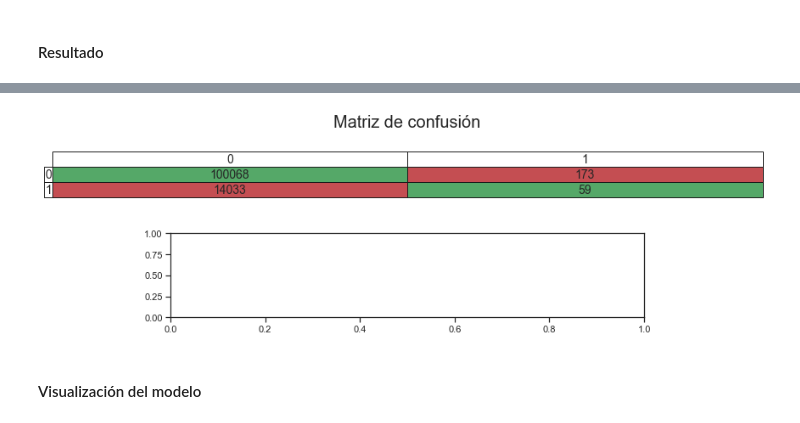
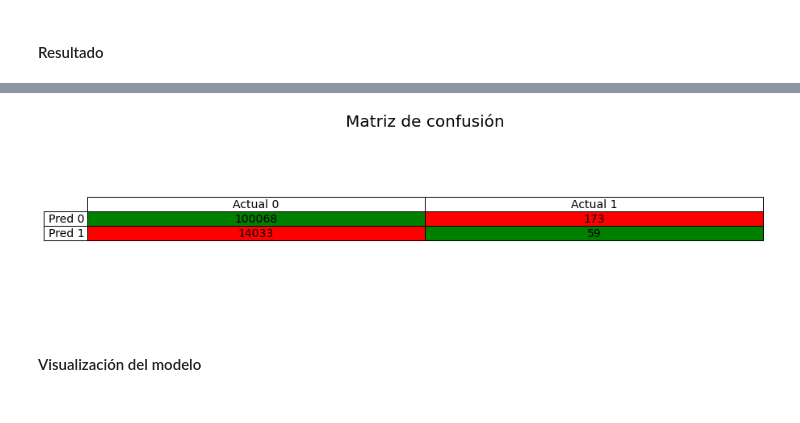
Before and after one commit to GZabalaG/AIMaster, a Jupyter notebook: Datasets_Analysis/car_insurance.ipynb, the cells around one changed output, grey strips where cells are left out. Cells and saved outputs as stored; diff of their text form; code cells hidden in the pictures.

Commit message:
all models complete. Previsualization pendient

```diff
--- a/Datasets_Analysis/car_insurance.ipynb
+++ b/Datasets_Analysis/car_insurance.ipynb
@@ -134,8 +160,6 @@ En el siguiente gráfico analizamos el comportamiento de los clientes por:
 - Localización
 - Canal de comunicación
 # %%
-sns.set_theme(style = 'ticks')
-
 fig, ax = plt.subplots(4, 1, figsize = (20, 20))
 
 sns.despine(fig)
@@ -327,34 +383,35 @@ display(x_train)
 # %% [markdown]
 #### Configuración del modelo
 # %%
-logmodel = LogisticRegression(solver='lbfgs', max_iter=400) # saga works better, take long time
+logmodel = LogisticRegression(solver='lbfgs', max_iter=400) # saga bit works better but takes longer time
 logmodel.fit(x_train, y_train)
-predictions = logmodel.predict(x_test)
+predictions_logmodel = logmodel.predict(x_test)
 # %% [markdown]
 #### Resultado
 # %%
-cm = confusion_matrix(y_test, predictions)
-log_model_acc = accuracy_score(predictions, y_test)
+cm = confusion_matrix(y_test, predictions_logmodel)
+log_model_acc = accuracy_score(predictions_logmodel, y_test)
 
 print('Precisión del modelo: ', log_model_acc)
-print('REPORT:\n', classification_report(y_test, predictions))
+print('\nREPORT:\n', classification_report(y_test, predictions_logmodel))
 
-fig, ax =plt.subplots(2, 1, figsize=(10,4))
+fig, ax =plt.subplots(1, figsize=(10,4))
 
-labels =['0', '1']
-ax[0].axis('tight')
-ax[0].axis('off')
+labels_pred =['Pred 0', 'Pred 1']
+labels_result =['Actual 0', 'Actual 1']
+ax.axis('tight')
+ax.axis('off')
 colors = [['g', 'r'],[ 'r', 'g']]
 
-conf_matrix_table = ax[0].table(   cellText = cm,
-                                    colLabels = labels,
-                                    rowLabels = labels,
+conf_matrix_table = ax.table(   cellText = cm,
+                                    colLabels = labels_result,
+                                    rowLabels = labels_pred,
                                     loc = 'center',
                                     cellColours = colors,
                                     cellLoc = 'center')
 
 
-ax[0].set_title('Matriz de confusión', fontsize = 20)
+ax.set_title('Matriz de confusión', fontsize = 20)
 conf_matrix_table.auto_set_font_size(False)
 conf_matrix_table.set_fontsize(8)
 conf_matrix_table.set_fontsize(14)
@@ -368,13 +426,13 @@ Precisión del modelo:  0.8757489088889472
 REPORT:
                precision    recall  f1-score   support
 
            0       0.88      1.00      0.93    100241
            1       0.25      0.00      0.01     14092
 
     accuracy                           0.88    114333
    macro avg       0.57      0.50      0.47    114333
 weighted avg       0.80      0.88      0.82    114333
-[figure, old version]
+[figure, new version]
 # %% [markdown]
 #### Visualización del modelo
 # %%
```
Also changed, not shown: parts of 55 cells of this notebook.
